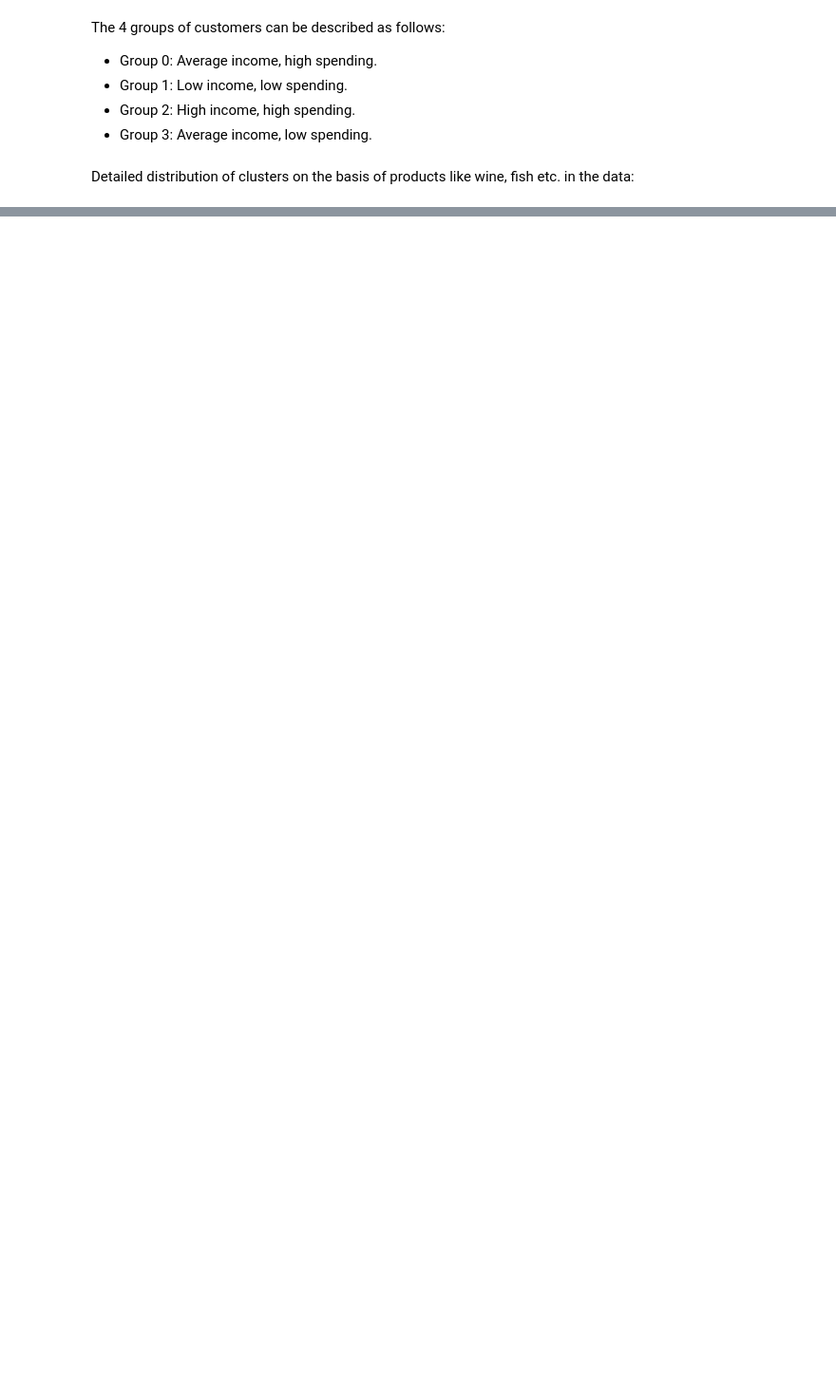
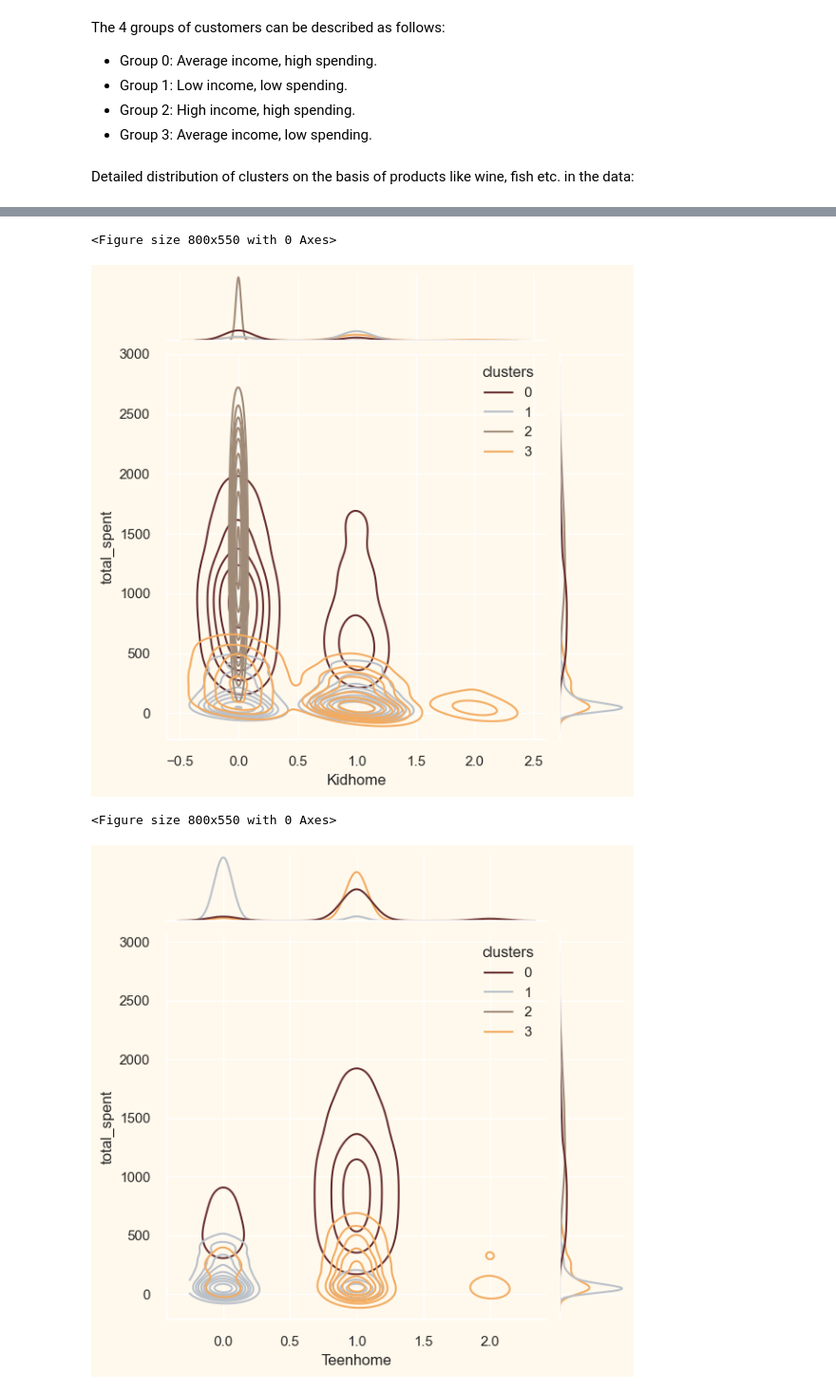
Before and after one commit to Cshefali/Data-Analysis-And-Viz-Python, a Jupyter notebook: customer_segmentation_project1/p1_customer_segmentation.ipynb, the cells around one changed output, grey strips where cells are left out. Shown at 95% size. Saved outputs shown, nothing was run; the diff lists cells and outputs as text; code cells hidden in the pictures; blank space fills up the shorter version.

```diff
--- a/customer_segmentation_project1/p1_customer_segmentation.ipynb
+++ b/customer_segmentation_project1/p1_customer_segmentation.ipynb
@@ -740,0 +778,12 @@ plt.show()
+# %%
+Personal = [ "Kidhome","Teenhome","Customer_For", "customer_age", "children", "family_size", "parenthood", "edu_level_coded","living_with_coded"]
+
+for i in Personal:
+    plt.figure()
+    sns.jointplot(x=data[i], y=data["total_spent"], hue =data["clusters"], kind="kde", palette=pal)
+    plt.show()
+# %% [output]
+<Figure size 800x550 with 0 Axes>
+[figure, added]
+<Figure size 800x550 with 0 Axes>
+[figure, added]
```
Also changed, not shown: parts of 18 cells of this notebook.
